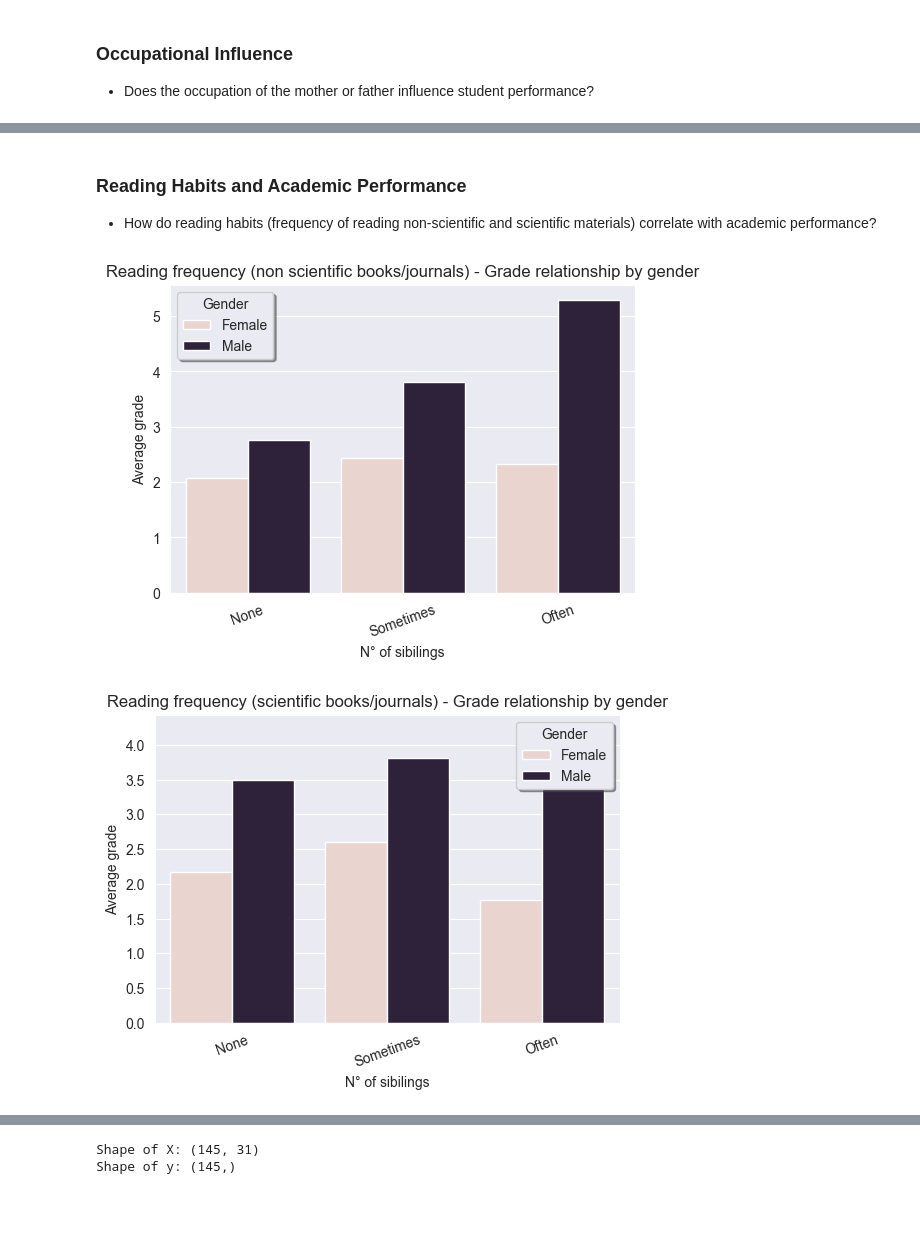
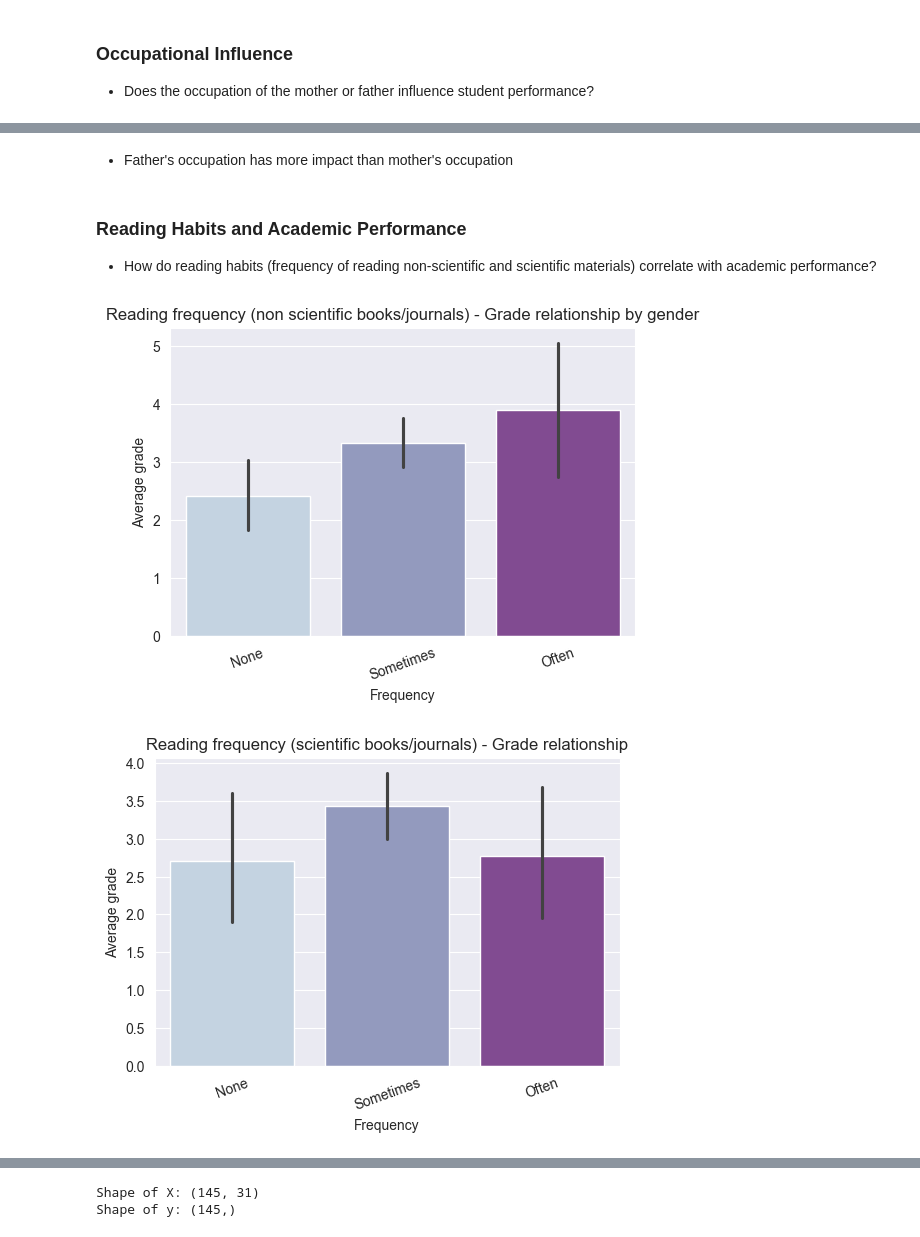
Before and after one commit to e-Itohan/students_evaluation, a Jupyter notebook: students_notebook.ipynb, the cells around one changed output, grey strips where cells are left out. Drawn from its saved outputs; the diff is of its cells as text; code cells hidden in the pictures; blank space fills up the shorter version.

```diff
--- a/students_notebook.ipynb
+++ b/students_notebook.ipynb
@@ -433,3 +452,5 @@ plt.show()
+# %% [markdown]
+- Father's occupation has more impact than mother's occupation
 # %% [markdown]
 ### Reading Habits and Academic Performance
 
@@ -437,26 +458,24 @@ plt.show()
 # %%
 # Reading frequency non scientific - grades
 
-fig = sns.barplot(data=df, x="frec_nsci", y= 'grade', hue='gender', ci=None)
+fig = sns.barplot(data=df, x="frec_nsci", y= 'grade', palette='BuPu')
 
 plt.title("Reading frequency (non scientific books/journals) - Grade relationship by gender")
 plt.xticks(np.arange(0, 3, step=1), ['None', 'Sometimes', 'Often'], rotation=20)
-plt.xlabel('N° of sibilings')
+plt.xlabel('Frequency')
 plt.ylabel('Average grade')
-plt.legend(title='Gender', labels = ['Female', 'Male'], shadow=True)
 plt.show()
 # %% [output]
-[figure, old version]
+[figure, new version]
 # %%
 # Reading frequency scientific - grades
 
-fig = sns.barplot(data=df, x="frec_sci", y= 'grade', hue='gender', ci=None)
+fig = sns.barplot(data=df, x="frec_sci", y= 'grade', palette='BuPu')
 
-plt.title("Reading frequency (scientific books/journals) - Grade relationship by gender")
+plt.title("Reading frequency (scientific books/journals) - Grade relationship")
 plt.xticks(np.arange(0, 3, step=1), ['None', 'Sometimes', 'Often'], rotation=20)
-plt.xlabel('N° of sibilings')
+plt.xlabel('Frequency')
 plt.ylabel('Average grade')
-plt.legend(title='Gender', labels = ['Female', 'Male'], shadow=True)
 plt.show()
 # %% [output]
-[figure, old version]
+[figure, new version]
```
Also changed, not shown: parts of 88 cells of this notebook.
